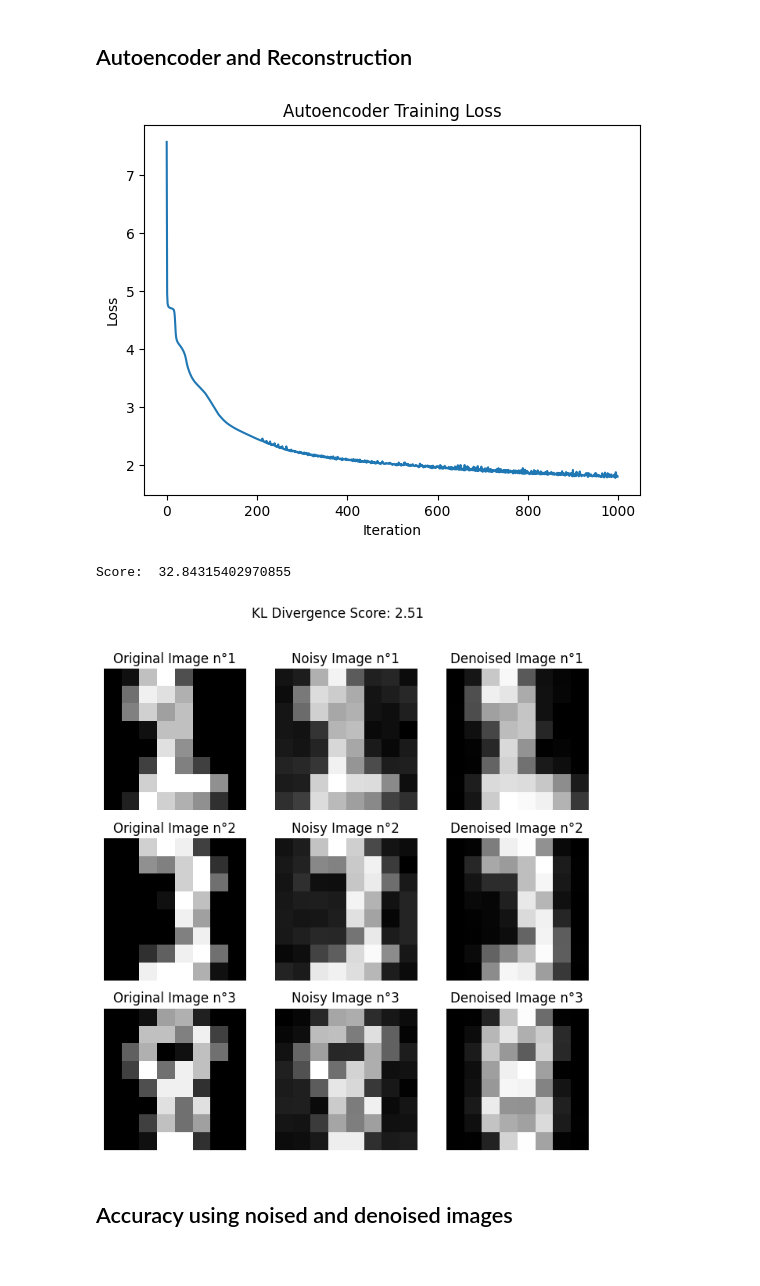
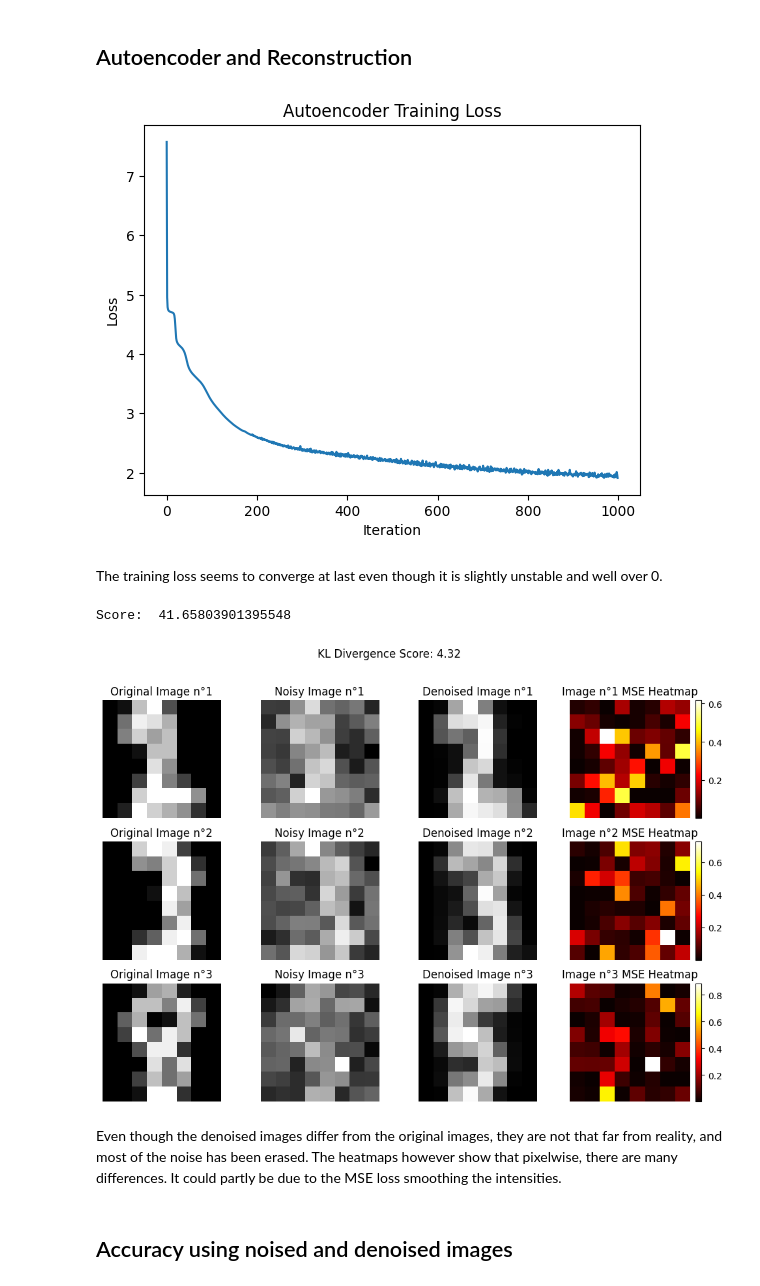
Before and after one commit to Ethan2541/Neural-Network-Library, a Jupyter notebook: experiments/denoiser.ipynb, the cells around one changed output. Drawn from its saved outputs; the diff is of its cells as text; code cells hidden in the pictures.

```diff
--- a/experiments/denoiser.ipynb
+++ b/experiments/denoiser.ipynb
@@ -34,7 +34,7 @@ x_min = X.min()
 x_max = X.max()
 X = (X - x_min) / (x_max - x_min)
 
-X_noise = add_noise(X)
+X_noise = add_noise(X, sigma=0.3)
 
 X_train, X_test, y_train, y_test = train_test_split(X_noise, X, test_size=0.2)
 # %%
@@ -82,42 +82,55 @@ plt.xlabel("Iteration")
 plt.ylabel("Loss")
 plt.show()
 # %% [output]
-[figure, old version]
+[figure, new version]
+# %% [markdown]
+The training loss seems to converge at last even though it is slightly unstable and well over 0.
 # %%
 yhat = autoencoder(X_test)
 print("Score: ", kullback_leibler_divergence(yhat, y_test))
 # %% [output]
-Score:  32.84315402970855
+Score:  41.65803901395548
 # %%
 n_images = 3
 
 random_indexes = np.random.choice(range(len(X_test)), n_images)
 original_images = y_test[random_indexes]
 noisy_images = X_test[random_indexes]
 denoised_images = autoencoder(noisy_images)
 
-plt.subplots(3, 3, figsize=(8, 8))
+plt.subplots(3, 4, figsize=(12, 8))
 plt.suptitle(f"KL Divergence Score: {kullback_leibler_divergence(original_images, denoised_images):.2f}")
 
-
 for i in range(n_images):
-    plt.subplot(3, 3, 3*i+1)
+    plt.subplot(3, 4, 4*i+1)
     plt.imshow(original_images[i].reshape(8, 8), cmap='gray')
     plt.title(f"Original Image n°{i+1}")
     plt.axis('off')
 
-    plt.subplot(3, 3, 3*i+2)
+    plt.subplot(3, 4, 4*i+2)
     plt.imshow(noisy_images[i].reshape(8, 8), cmap='gray')
     plt.title(f"Noisy Image n°{i+1}")
     plt.axis('off')
 
-    plt.subplot(3, 3, 3*i+3)
+    plt.subplot(3, 4, 4*i+3)
     plt.imshow(denoised_images[i].reshape(8, 8), cmap='gray')
     plt.title(f"Denoised Image n°{i+1}")
     plt.axis('off')
+
+    # Calculate and plot the heatmap
+    mse_images = (noisy_images[i] - denoised_images[i])**2
+    heatmap_data = mse_images.reshape(8, 8)
+    plt.subplot(3, 4, 4*i+4)
+    heatmap = plt.imshow(heatmap_data, cmap='hot', aspect='auto')
+    plt.colorbar(heatmap, fraction=0.046, pad=0.04)
+    plt.title(f'Image n°{i+1} MSE Heatmap')
+    plt.axis('off')
+
 plt.show()
 # %% [output]
-[figure, old version]
+[figure, new version]
+# %% [markdown]
+Even though the denoised images differ from the original images, they are not that far from reality, and most of the noise has been erased. The heatmaps however show that pixelwise, there are many differences. It could partly be due to the MSE loss smoothing the intensities.
 # %% [markdown]
 ## Accuracy using noised and denoised images
 # %%
```
Also changed, not shown: parts of 25 cells of this notebook, 7 other files.
